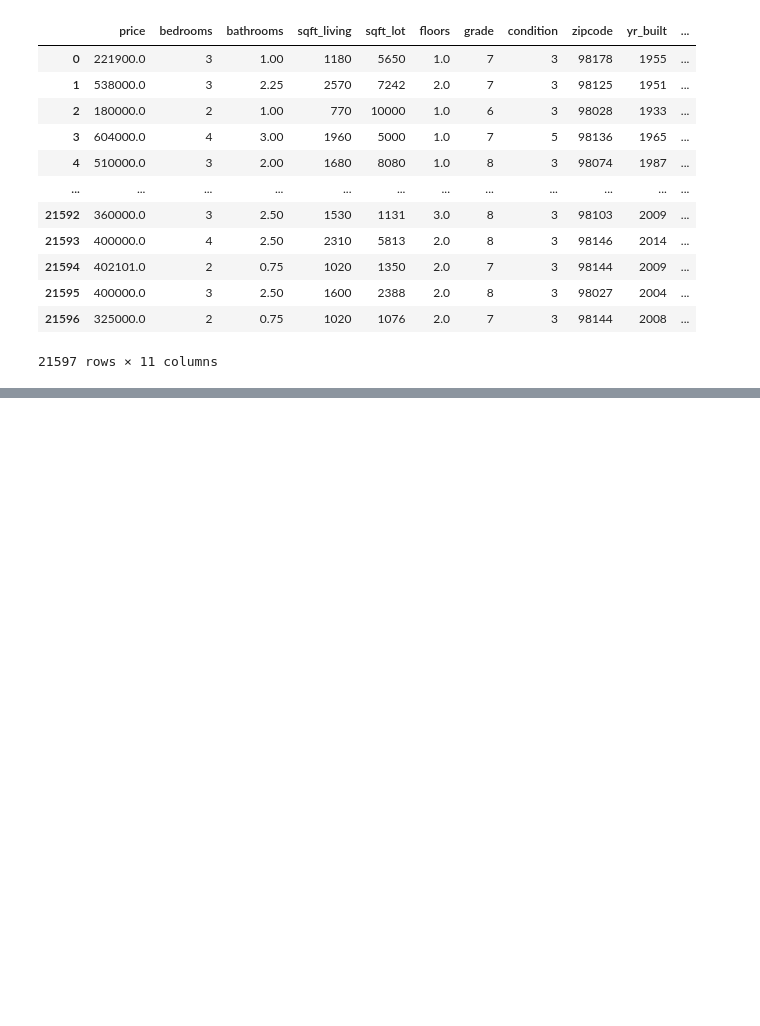
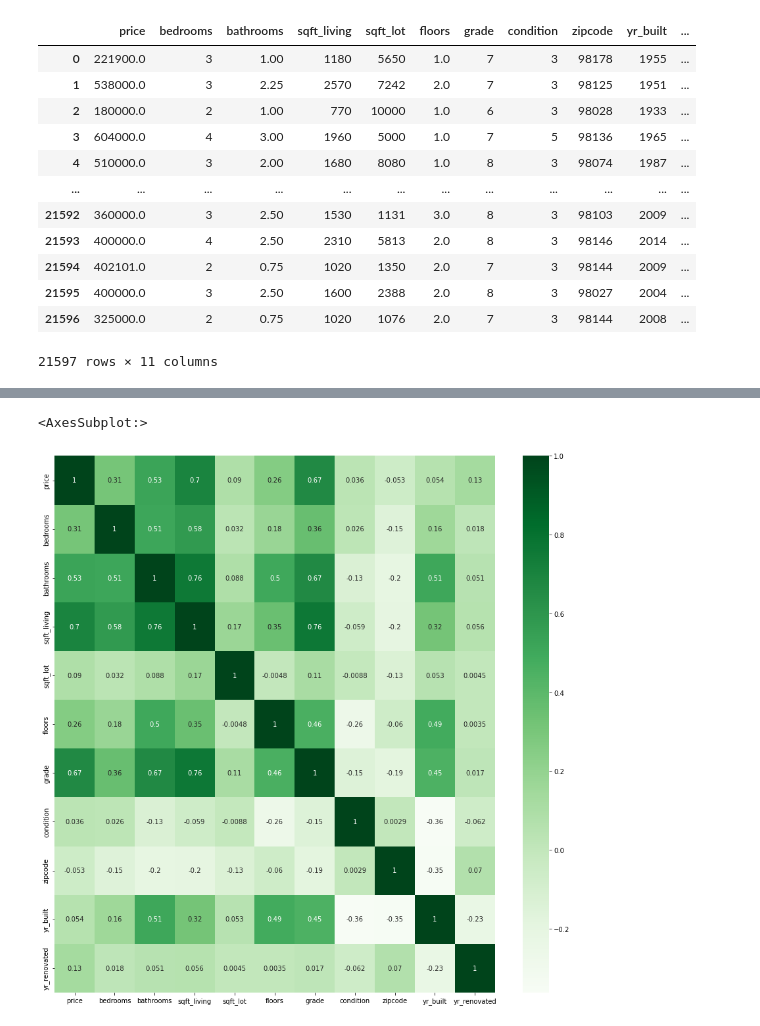
Before and after one commit to AmosMaru/phase_2_project, a Jupyter notebook: kc_housing_eda.ipynb, the cells around one changed output, grey strips where cells are left out. Drawn from its saved outputs; the diff is of its cells as text; code cells hidden in the pictures; blank space fills up the shorter version.

```diff
--- a/kc_housing_eda.ipynb
+++ b/kc_housing_eda.ipynb
@@ -187,0 +275,6 @@ new_df
+# %%
+fig, ax = plt.subplots(figsize=(15, 15))
+sns.heatmap(new_df.corr(), annot=True,cmap='Greens');
+# %% [output]
+<AxesSubplot:>
+[figure, added]
```
Also changed, not shown: parts of 31 cells of this notebook, 1 other file.
